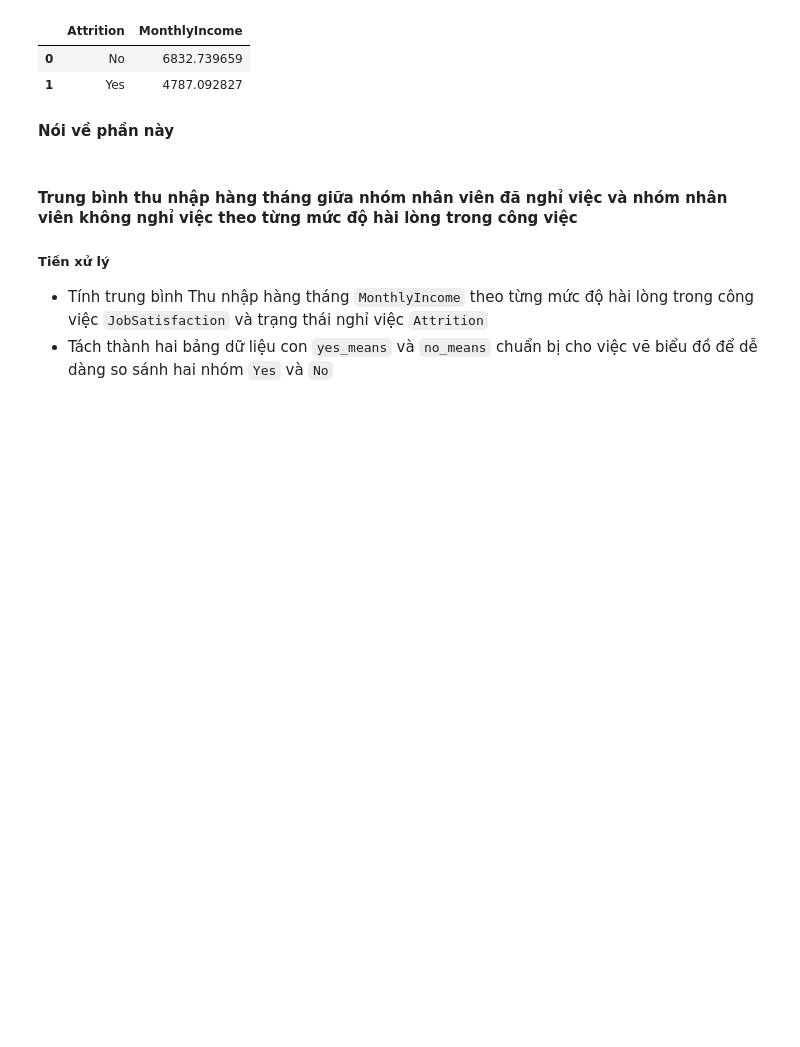
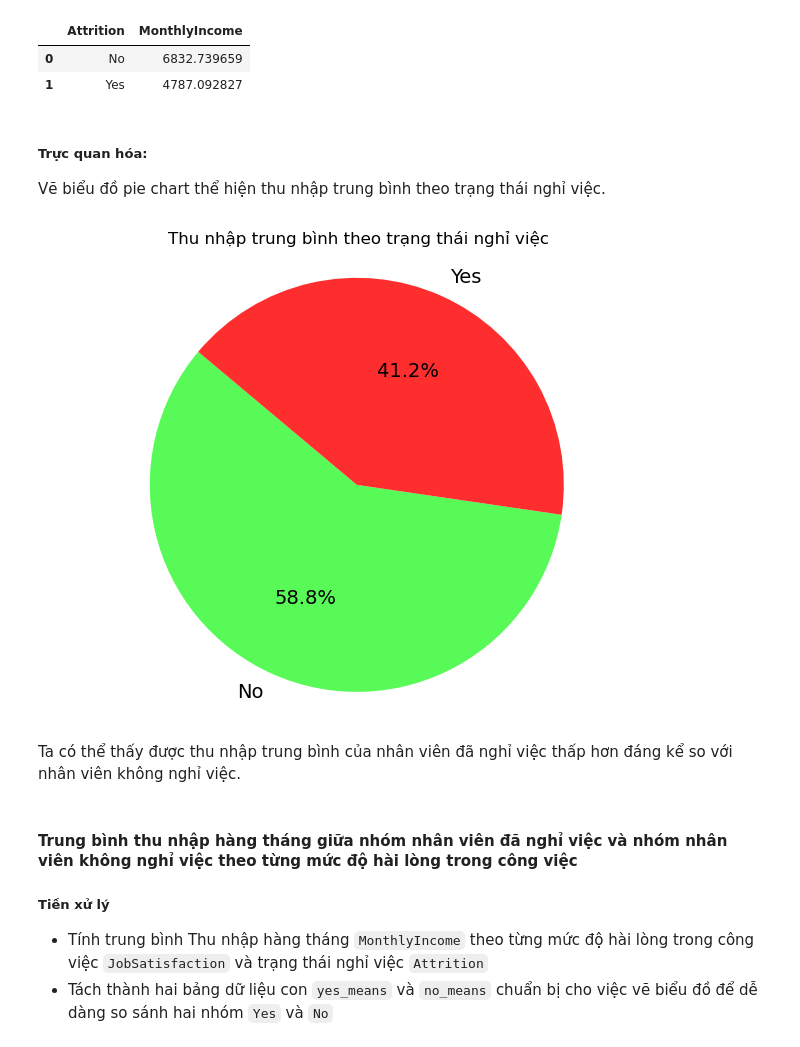
Before and after one commit to hungchou8994/LTKHDL, a Jupyter notebook: AskMeaningfulQuestions/Ask_Meaningful_Questions.ipynb, the cells around one changed output. Drawn from its saved outputs; the diff is of its cells as text; code cells hidden in the pictures; blank space fills up the shorter version.

```diff
--- a/AskMeaningfulQuestions.ipynb
+++ b/AskMeaningfulQuestions/Ask_Meaningful_Questions.ipynb
@@ -41,8 +46,32 @@ income_by_attrition
 |  | Attrition | MonthlyIncome |
 | 0 | No | 6832.739659 |
 | 1 | Yes | 4787.092827 |
-# %% [markdown]
-__Nói về phần này__
+# %% [markdown]
+##### Trực quan hóa:
+Vẽ biểu đồ pie chart thể hiện thu nhập trung bình theo trạng thái nghỉ việc.
+# %%
+# Thiết lập biểu đồ
+plt.figure(figsize=(8, 6)) # Thiết lập kích thước biểu đồ
+
+# Vẽ biểu đồ pie chart
+plt.pie(income_by_attrition['MonthlyIncome'],
+        labels=income_by_attrition['Attrition'],
+        autopct='%1.1f%%',
+        startangle=140,
+        colors=['#58FA58', '#FE2E2E'],
+        textprops={'fontsize': 14, 'color': 'black'}
+        )
+
+# Thêm tiêu đề và tên trục
+plt.title('Thu nhập trung bình theo trạng thái nghỉ việc')
+plt.axis('equal')
+
+# Hiển thị chú thích và biểu đồ
+plt.show()
+# %% [output]
+[figure, added]
+# %% [markdown]
+Ta có thể thấy được thu nhập trung bình của nhân viên đã nghỉ việc thấp hơn đáng kể so với nhân viên không nghỉ việc.
 # %% [markdown]
 #### Trung bình thu nhập hàng tháng giữa nhóm nhân viên đã nghỉ việc và nhóm nhân viên không nghỉ việc theo từng mức độ hài lòng trong công việc
 ##### Tiền xử lý
```
Also changed, not shown: parts of 6 cells of this notebook, 4 other files.
